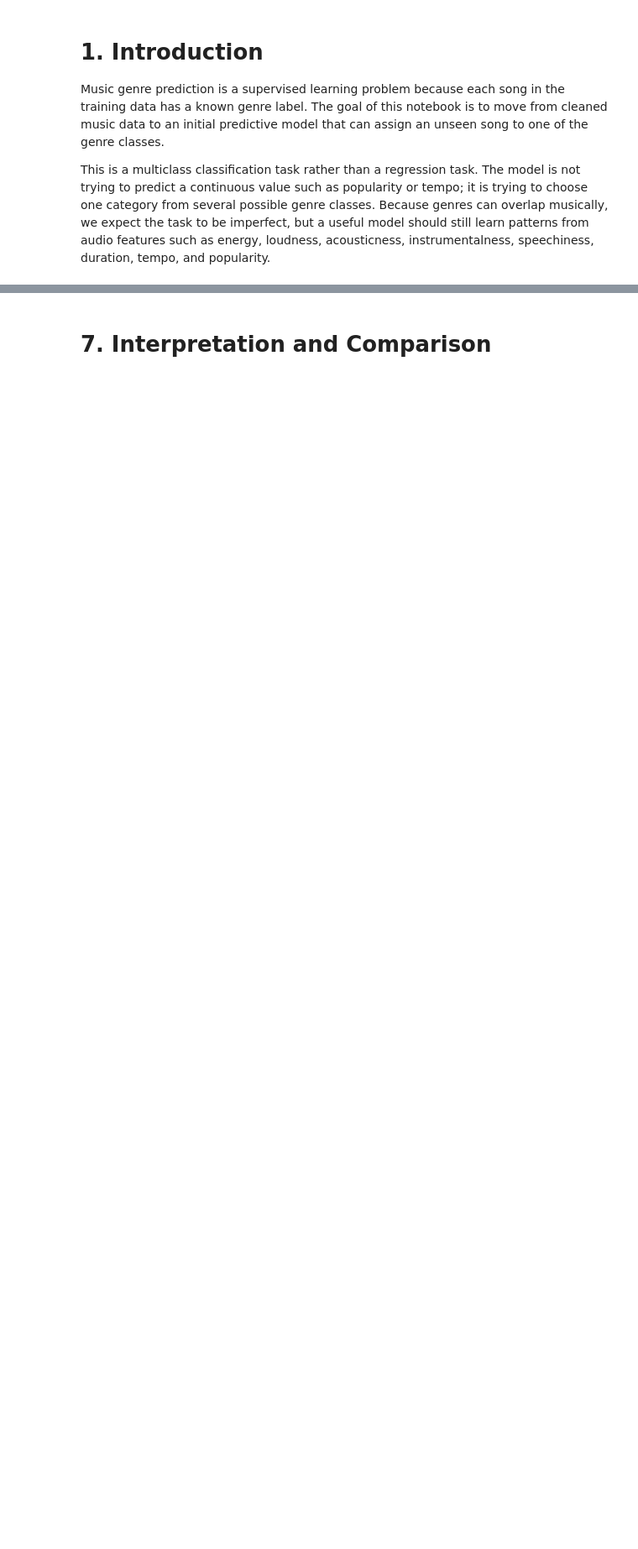
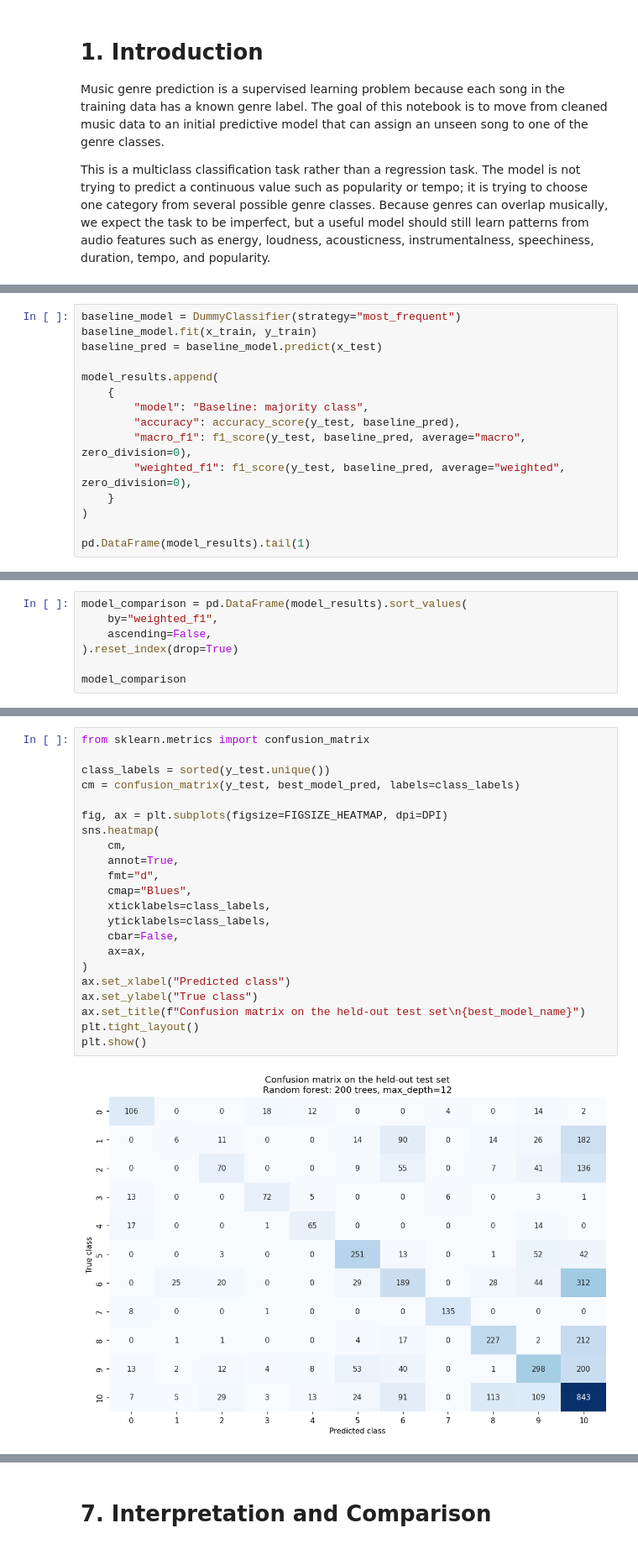
Before and after one commit to 7u4n10/ml-music-class, a Jupyter notebook: notebooks/project_part_3_Team_1.ipynb, the cells around one changed output, grey strips where cells are left out. Shown at 84% size. Saved outputs shown, nothing was run; the diff lists cells and outputs as text; blank space fills up the shorter version.

Commit message:
Update models' calculations and interpretations

```diff
--- a/notebooks/project_part_3_Team_1.ipynb
+++ b/notebooks/project_part_3_Team_1.ipynb
@@ -333,0 +196,15 @@ The model plays favorites, as it was not discussed earlier due to lack of releva
+# %%
+baseline_model = DummyClassifier(strategy="most_frequent")
+baseline_model.fit(x_train, y_train)
+baseline_pred = baseline_model.predict(x_test)
+
+model_results.append(
+    {
+        "model": "Baseline: majority class",
+        "accuracy": accuracy_score(y_test, baseline_pred),
+        "macro_f1": f1_score(y_test, baseline_pred, average="macro", zero_division=0),
+        "weighted_f1": f1_score(y_test, baseline_pred, average="weighted", zero_division=0),
+    }
+)
+
+pd.DataFrame(model_results).tail(1)
@@ -333,0 +328,7 @@ The model plays favorites, as it was not discussed earlier due to lack of releva
+# %%
+model_comparison = pd.DataFrame(model_results).sort_values(
+    by="weighted_f1",
+    ascending=False,
+).reset_index(drop=True)
+
+model_comparison
@@ -333,0 +436,24 @@ The model plays favorites, as it was not discussed earlier due to lack of releva
+# %%
+from sklearn.metrics import confusion_matrix
+
+class_labels = sorted(y_test.unique())
+cm = confusion_matrix(y_test, best_model_pred, labels=class_labels)
+
+fig, ax = plt.subplots(figsize=FIGSIZE_HEATMAP, dpi=DPI)
+sns.heatmap(
+    cm,
+    annot=True,
+    fmt="d",
+    cmap="Blues",
+    xticklabels=class_labels,
+    yticklabels=class_labels,
+    cbar=False,
+    ax=ax,
+)
+ax.set_xlabel("Predicted class")
+ax.set_ylabel("True class")
+ax.set_title(f"Confusion matrix on the held-out test set\n{best_model_name}")
+plt.tight_layout()
+plt.show()
+# %% [output]
+[figure, added]
```
Also changed, not shown: parts of 49 cells of this notebook.
